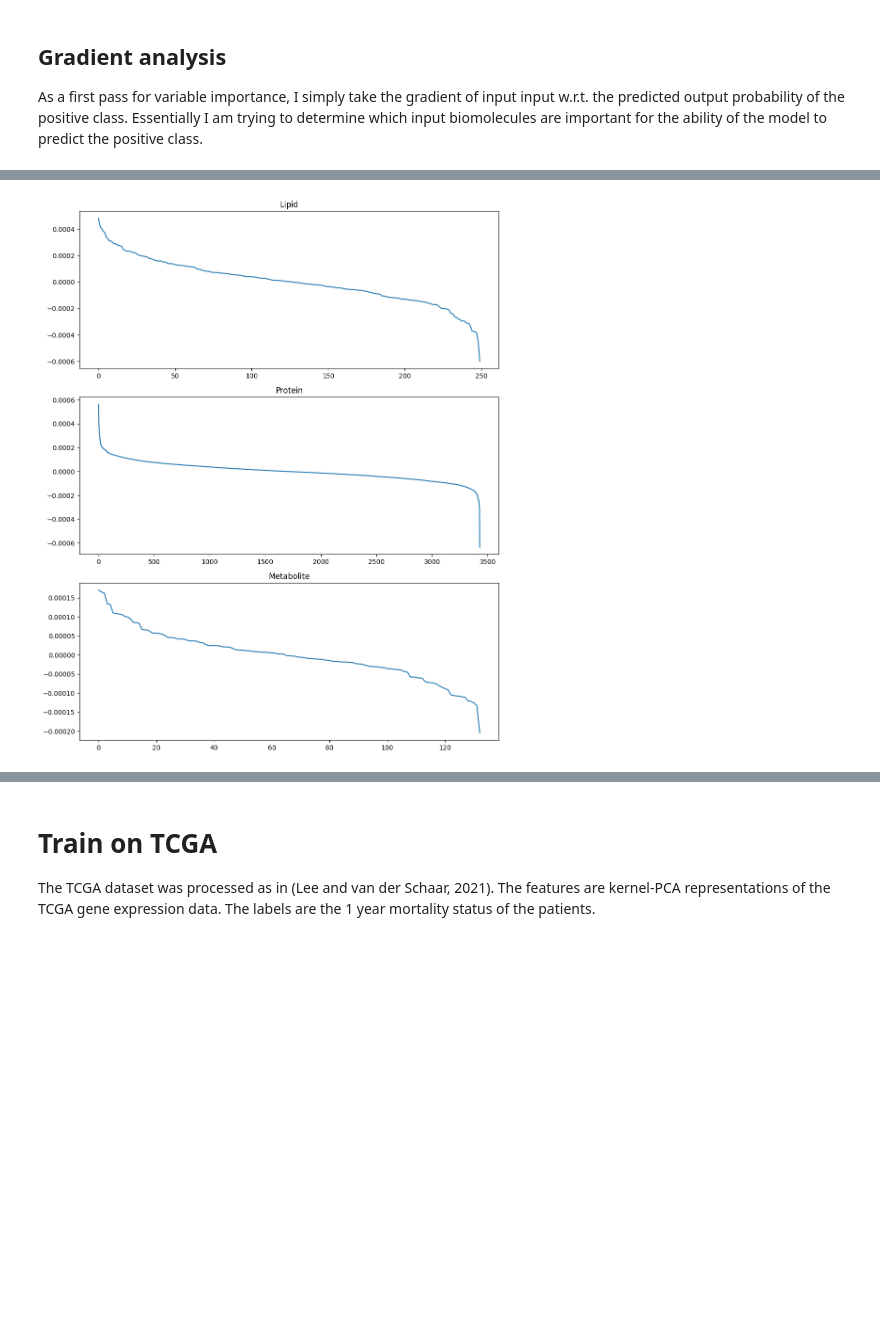
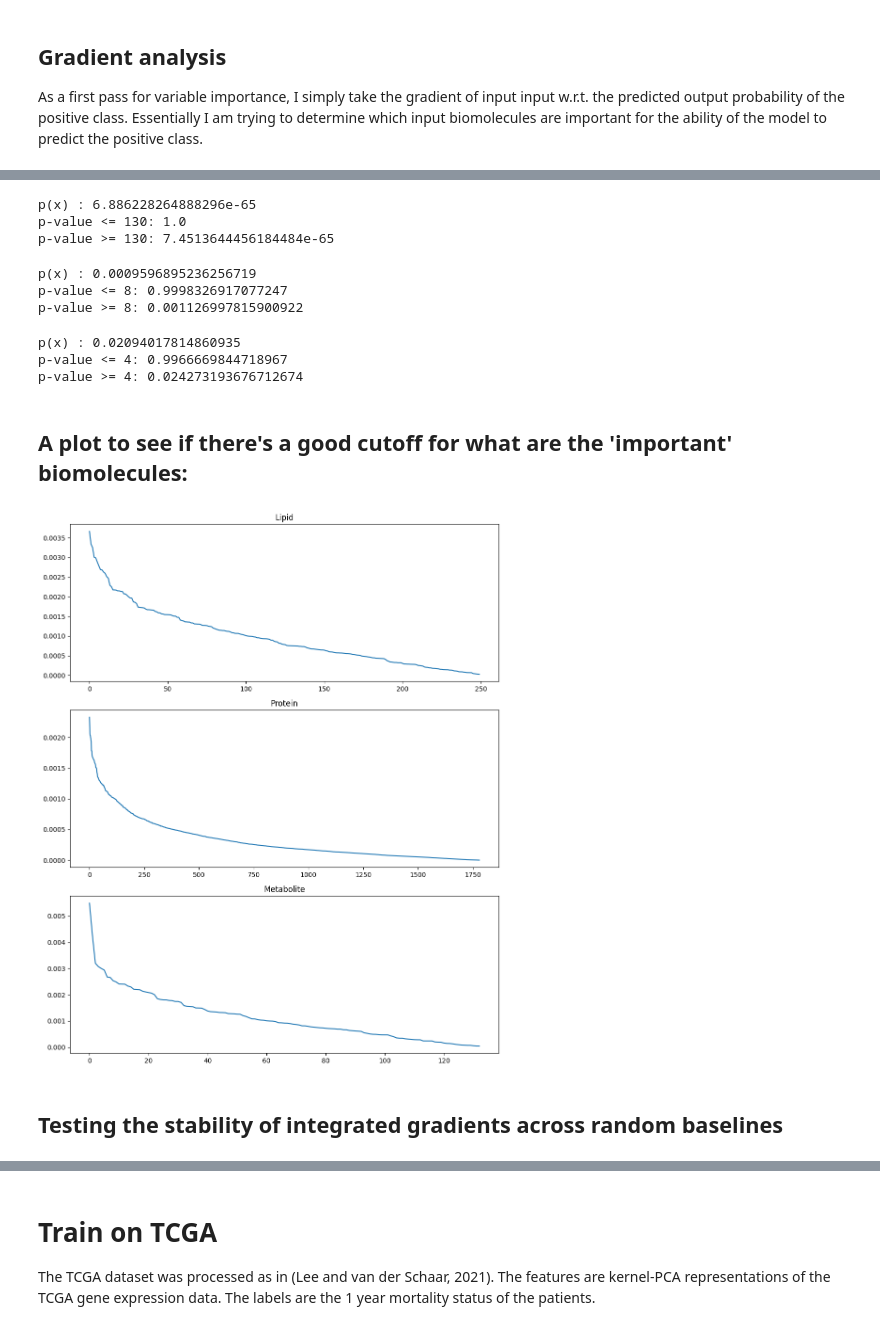
Before and after one commit to pnnl/HCDfCBD, a Jupyter notebook: multiview_mlp_example.ipynb, the cells around one changed output, grey strips where cells are left out. Cells and saved outputs as stored; diff of their text form; code cells hidden in the pictures; blank space fills up the shorter version.

Commit message:
update cb-focal-loss in multiview mlp add analysis of overlap with intergrated gradients in multiview mlp notebook, analysis of subsetting to significant biomols in imv notebook

```diff
--- a/multiview_mlp_example.ipynb
+++ b/multiview_mlp_example.ipynb
@@ -107,9 +122,0 @@ test_pro = test_pro[bad_inds]
-# %%
-# impute the datasets with the row means
-train_lip = train_lip.apply(lambda row: row.fillna(row.mean()), axis=1)
-train_pro = train_pro.apply(lambda row: row.fillna(row.mean()), axis=1)
-train_metab = train_metab.apply(lambda row: row.fillna(row.mean()), axis=1)
-
-test_lip = test_lip.apply(lambda row: row.fillna(row.mean()), axis=1)
-test_pro = test_pro.apply(lambda row: row.fillna(row.mean()), axis=1)
-test_metab = test_metab.apply(lambda row: row.fillna(row.mean()), axis=1)
@@ -143,7 +146,7 @@ metab_tensor = torch.tensor(train_metab.T.values, dtype=torch.float32)
 y_gt = ytrain.astype('category').cat.codes
 y_gt = torch.tensor(y_gt.values, dtype=torch.int64)
 
-for i in range(1250):
+for i in range(1500):
 
     views = [lip_tensor, metab_tensor, pro_tensor]
 
@@ -407,0 +375,25 @@ test_metab.iloc[top_metab.numpy(), :].index
+# %%
+abs_lip_scores = lip_int_scores.abs().sum(axis = 0).numpy()
+abs_pro_scores = pro_int_scores.abs().sum(axis = 0).numpy()
+abs_metab_scores = metab_int_scores.abs().sum(axis = 0).numpy()
+
+sorted_lip_scores = sorted(abs_lip_scores, reverse = True)
+sorted_pro_scores = sorted(abs_pro_scores, reverse = True)
+sorted_metab_scores = sorted(abs_metab_scores, reverse = True)
+
+lipids_out = pd.DataFrame({
+    "Lipids":test_lip.iloc[(-abs_lip_scores).argsort(), :].index,
+    "Lipid_Scores": sorted_lip_scores
+})
+
+proteins_out = pd.DataFrame({
+    "Proteins": test_pro.iloc[(-abs_pro_scores).argsort(), :].index,
+    "Protein_Scores": sorted_pro_scores
+})
+
+metabolites_out = pd.DataFrame({
+    "Metabolites": test_metab.iloc[(-abs_metab_scores).argsort(), :].index,
+    "Metabolite_Scores": sorted_metab_scores
+})
+
+thetime = datetime.datetime.now().strftime("%Y%m%d-%H%M%S")
@@ -408,18 +439,38 @@ test_metab.iloc[top_metab.numpy(), :].index
+# %%
+overlap_sets(set(top_pro_anova[:285]), set(proteins_out['Proteins'][:285]), M = proteins_out.shape[0])
+# %% [output]
+p(x) : 6.886228264888296e-65
+p-value <= 130: 1.0
+p-value >= 130: 7.4513644456184484e-65
+# %%
+overlap_sets(set(top_lip_anova[:25]), set(lipids_out['Lipids'][:25]), M = lipids_out.shape[0])
+# %% [output]
+p(x) : 0.0009596895236256719
+p-value <= 8: 0.9998326917077247
+p-value >= 8: 0.001126997815900922
+# %%
+overlap_sets(set(top_metab_anova[:13]), set(metabolites_out['Metabolites'][:13]), M = metabolites_out.shape[0])
+# %% [output]
+p(x) : 0.02094017814860935
+p-value <= 4: 0.9966669844718967
+p-value >= 4: 0.024273193676712674
+# %% [markdown]
+## A plot to see if there's a good cutoff for what are the 'important' biomolecules:
 # %%
-import matplotlib.pyplot as plt
-
 fig, axs = plt.subplots(3, 1, figsize = (10, 12))
-axs[0].plot(sorted(lip_int_scores.sum(axis = 0).numpy(), reverse = True))
-axs[1].plot(sorted(pro_int_scores.sum(axis = 0).numpy(), reverse = True))
-axs[2].plot(sorted(metab_int_scores.sum(axis = 0).numpy(), reverse = True))
+axs[0].plot(sorted(abs_lip_scores, reverse = True))
+axs[1].plot(sorted(abs_pro_scores, reverse = True))
+axs[2].plot(sorted(abs_metab_scores, reverse = True))
 
 axs[0].set_title('Lipid')
 axs[1].set_title('Protein')
 axs[2].set_title('Metabolite')
 
 plt.tight_layout()
 # %% [output]
-[figure, old version]
+[figure, new version]
+# %% [markdown]
+## Testing the stability of integrated gradients across random baselines
 # %%
 lip_ranks = {}
 pro_ranks = {}
```
Also changed, not shown: parts of 35 cells of this notebook, 3 other files.
